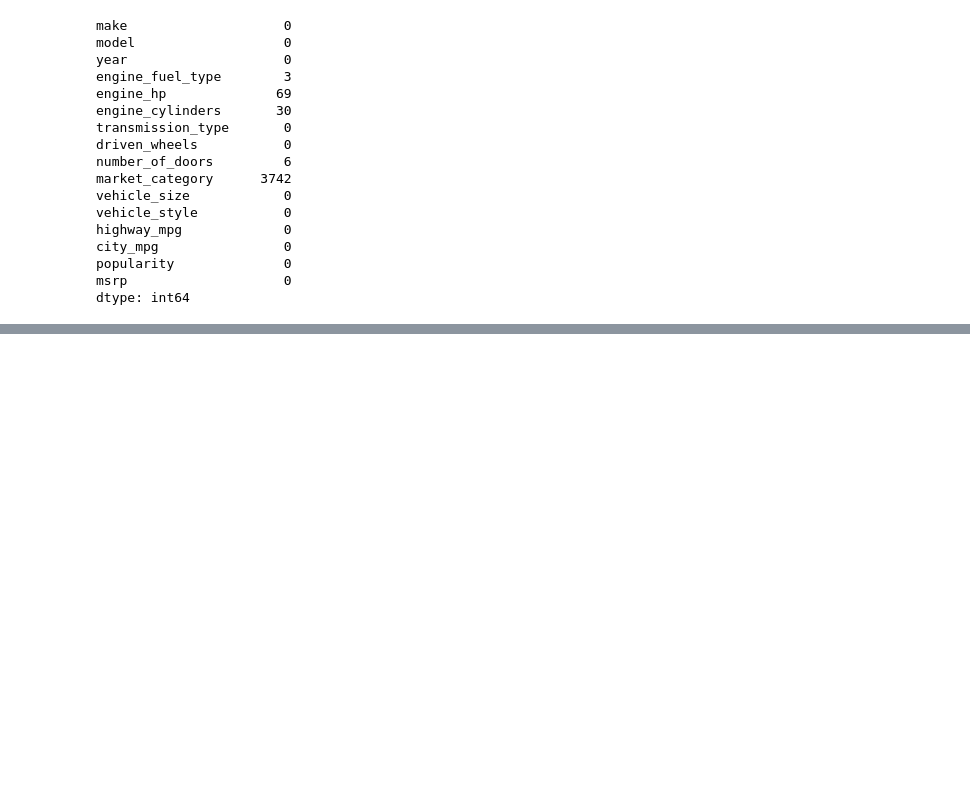
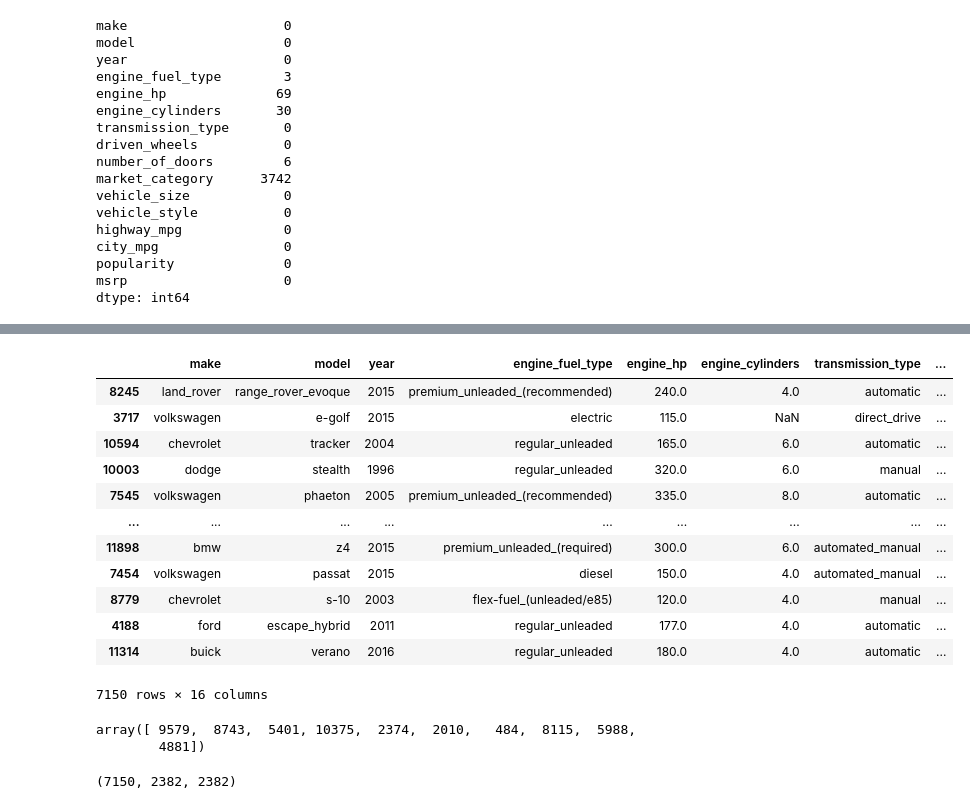
Before and after one commit to maylwin/machine-learning-zoomcamp-homework, a Jupyter notebook: 02-regression/exercises.ipynb, the cells around one changed output, grey strips where cells are left out. Saved outputs shown, nothing was run; the diff lists cells and outputs as text; code cells hidden in the pictures; blank space fills up the shorter version.

```diff
--- a/02-regression/exercises.ipynb
+++ b/02-regression/exercises.ipynb
@@ -323,0 +395,2 @@ dtype: int64
+# %%
+idx = np.arange(n)
@@ -323,0 +418,29 @@ dtype: int64
+# %%
+df_training = df.iloc[idx[:n_training]]
+df_val = df.iloc[idx[n_training: n_training + n_val]]
+df_test = df.iloc [idx[n_training + n_val : ]]
+# %%
+df_training
+# %% [output]
+|  | make | model | year | engine_fuel_type | engine_hp | engine_cylinders | transmission_type | ... |
+| 8245 | land_rover | range_rover_evoque | 2015 | premium_unleaded_(recommended) | 240.0 | 4.0 | automatic | ... |
+| 3717 | volkswagen | e-golf | 2015 | electric | 115.0 | NaN | direct_drive | ... |
+| 10594 | chevrolet | tracker | 2004 | regular_unleaded | 165.0 | 6.0 | automatic | ... |
+| 10003 | dodge | stealth | 1996 | regular_unleaded | 320.0 | 6.0 | manual | ... |
+| 7545 | volkswagen | phaeton | 2005 | premium_unleaded_(recommended) | 335.0 | 8.0 | automatic | ... |
+| ... | ... | ... | ... | ... | ... | ... | ... | ... |
+| 11898 | bmw | z4 | 2015 | premium_unleaded_(required) | 300.0 | 6.0 | automated_manual | ... |
+| 7454 | volkswagen | passat | 2015 | diesel | 150.0 | 4.0 | automated_manual | ... |
+| 8779 | chevrolet | s-10 | 2003 | flex-fuel_(unleaded/e85) | 120.0 | 4.0 | manual | ... |
+| 4188 | ford | escape_hybrid | 2011 | regular_unleaded | 177.0 | 4.0 | automatic | ... |
+| 11314 | buick | verano | 2016 | regular_unleaded | 180.0 | 4.0 | automatic | ... |
+7150 rows × 16 columns
+# %%
+idx[:10]
+# %% [output]
+array([ 9579,  8743,  5401, 10375,  2374,  2010,   484,  8115,  5988,
+        4881])
+# %%
+len(df_training), len(df_val), len(df_test)
+# %% [output]
+(7150, 2382, 2382)
```
Also changed, not shown: parts of 22 cells of this notebook, 1 other file.
